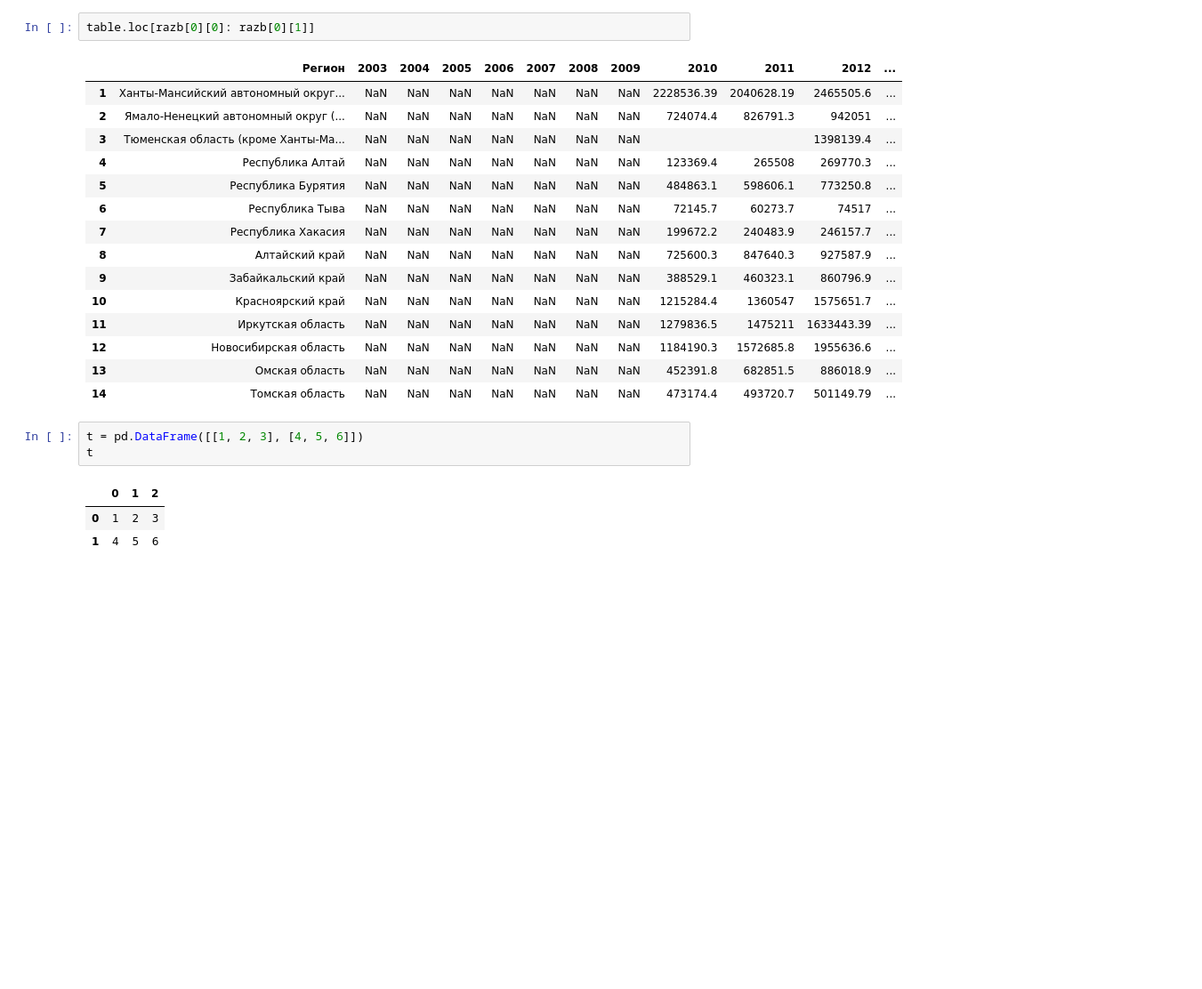
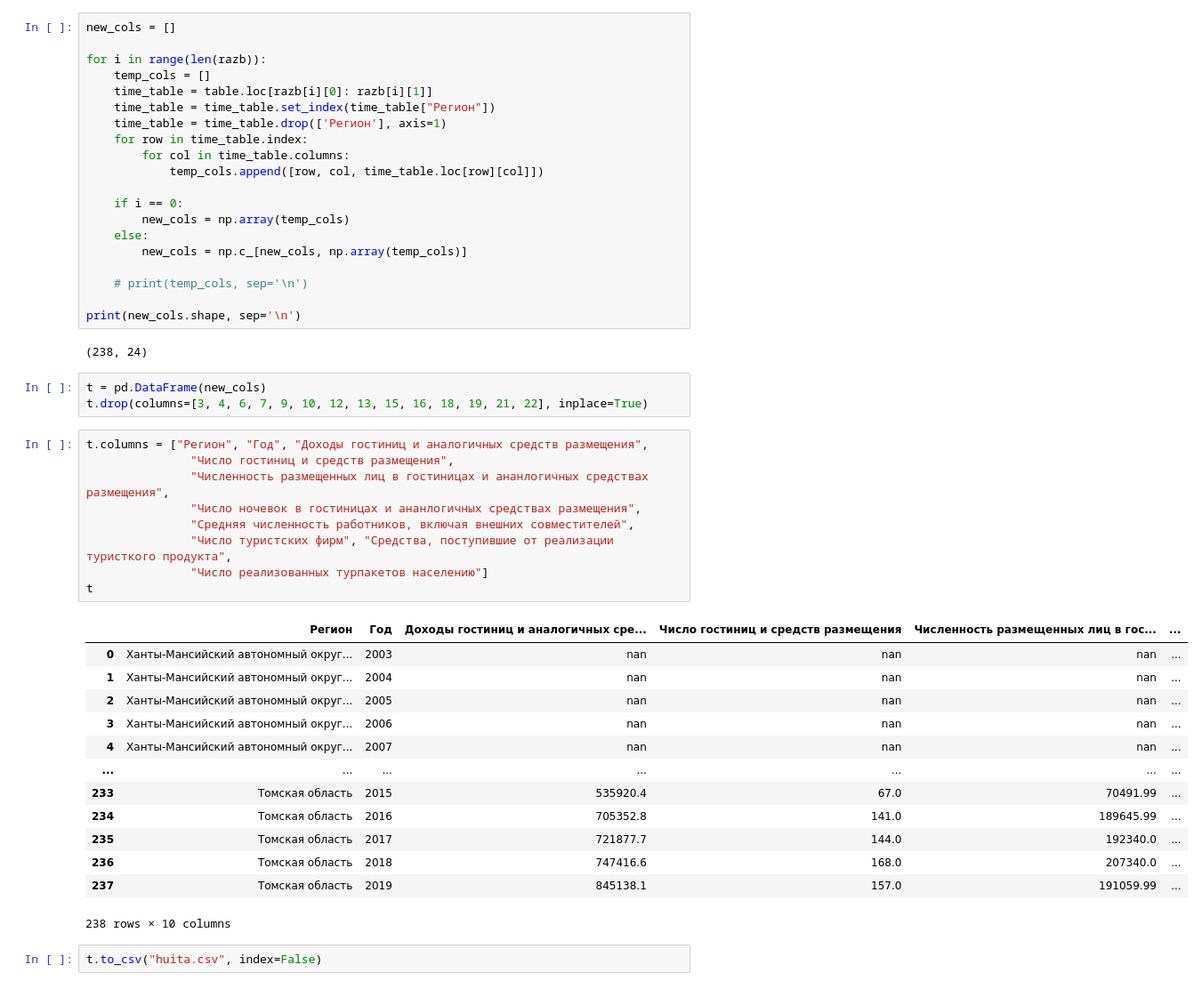
Before and after one commit to IvanBugaenko/MachineLearning-Labs, a Jupyter notebook: megatest.ipynb, the cells around one changed output. Shown at 89% size. Saved outputs shown, nothing was run; the diff lists cells and outputs as text; blank space fills up the shorter version.

```diff
--- a/megatest.ipynb
+++ b/megatest.ipynb
@@ -39,25 +40,50 @@ print(razb)
-# %%
-table.loc[razb[0][0]: razb[0][1]]
-# %% [output]
-|  | Регион | 2003 | 2004 | 2005 | 2006 | 2007 | 2008 | 2009 | 2010 | 2011 | 2012 | ... |
-| 1 | Ханты-Мансийский автономный округ... | NaN | NaN | NaN | NaN | NaN | NaN | NaN | 2228536.39 | 2040628.19 | 2465505.6 | ... |
-| 2 | Ямало-Ненецкий автономный округ (... | NaN | NaN | NaN | NaN | NaN | NaN | NaN | 724074.4 | 826791.3 | 942051 | ... |
-| 3 | Тюменская область (кроме Ханты-Ма... | NaN | NaN | NaN | NaN | NaN | NaN | NaN |  |  | 1398139.4 | ... |
-| 4 | Республика Алтай | NaN | NaN | NaN | NaN | NaN | NaN | NaN | 123369.4 | 265508 | 269770.3 | ... |
-| 5 | Республика Бурятия | NaN | NaN | NaN | NaN | NaN | NaN | NaN | 484863.1 | 598606.1 | 773250.8 | ... |
-| 6 | Республика Тыва | NaN | NaN | NaN | NaN | NaN | NaN | NaN | 72145.7 | 60273.7 | 74517 | ... |
-| 7 | Республика Хакасия | NaN | NaN | NaN | NaN | NaN | NaN | NaN | 199672.2 | 240483.9 | 246157.7 | ... |
-| 8 | Алтайский край | NaN | NaN | NaN | NaN | NaN | NaN | NaN | 725600.3 | 847640.3 | 927587.9 | ... |
-| 9 | Забайкальский край | NaN | NaN | NaN | NaN | NaN | NaN | NaN | 388529.1 | 460323.1 | 860796.9 | ... |
-| 10 | Красноярский край | NaN | NaN | NaN | NaN | NaN | NaN | NaN | 1215284.4 | 1360547 | 1575651.7 | ... |
-| 11 | Иркутская область | NaN | NaN | NaN | NaN | NaN | NaN | NaN | 1279836.5 | 1475211 | 1633443.39 | ... |
-| 12 | Новосибирская область | NaN | NaN | NaN | NaN | NaN | NaN | NaN | 1184190.3 | 1572685.8 | 1955636.6 | ... |
-| 13 | Омская область | NaN | NaN | NaN | NaN | NaN | NaN | NaN | 452391.8 | 682851.5 | 886018.9 | ... |
-| 14 | Томская область | NaN | NaN | NaN | NaN | NaN | NaN | NaN | 473174.4 | 493720.7 | 501149.79 | ... |
-# %%
-t = pd.DataFrame([[1, 2, 3], [4, 5, 6]])
-t
-# %% [output]
-|  | 0 | 1 | 2 |
-| 0 | 1 | 2 | 3 |
-| 1 | 4 | 5 | 6 |
+# %%
+new_cols = []
+
+for i in range(len(razb)):
+    temp_cols = []
+    time_table = table.loc[razb[i][0]: razb[i][1]]
+    time_table = time_table.set_index(time_table["Регион"])
+    time_table = time_table.drop(['Регион'], axis=1)
+    for row in time_table.index:
+        for col in time_table.columns:
+            temp_cols.append([row, col, time_table.loc[row][col]])
+
+    if i == 0:
+        new_cols = np.array(temp_cols)
+    else:
+        new_cols = np.c_[new_cols, np.array(temp_cols)]
+
+    # print(temp_cols, sep='\n')
+
+print(new_cols.shape, sep='\n')
+# %% [output]
+(238, 24)
+# %%
+t = pd.DataFrame(new_cols)
+t.drop(columns=[3, 4, 6, 7, 9, 10, 12, 13, 15, 16, 18, 19, 21, 22], inplace=True)
+# %%
+t.columns = ["Регион", "Год", "Доходы гостиниц и аналогичных средств размещения",
+               "Число гостиниц и средств размещения",
+               "Численность размещенных лиц в гостиницах и ананлогичных средствах размещения",
+               "Число ночевок в гостиницах и ананлогичных средствах размещения",
+               "Средняя численность работников, включая внешних совместителей",
+               "Число туристских фирм", "Средства, поступившие от реализации туристкого продукта",
+               "Число реализованных турпакетов населению"]
+t
+# %% [output]
+|  | Регион | Год | Доходы гостиниц и аналогичных сре... | Число гостиниц и средств размещения | Численность размещенных лиц в гос... | ... |
+| 0 | Ханты-Мансийский автономный округ... | 2003 | nan | nan | nan | ... |
+| 1 | Ханты-Мансийский автономный округ... | 2004 | nan | nan | nan | ... |
+| 2 | Ханты-Мансийский автономный округ... | 2005 | nan | nan | nan | ... |
+| 3 | Ханты-Мансийский автономный округ... | 2006 | nan | nan | nan | ... |
+| 4 | Ханты-Мансийский автономный округ... | 2007 | nan | nan | nan | ... |
+| ... | ... | ... | ... | ... | ... | ... |
+| 233 | Томская область | 2015 | 535920.4 | 67.0 | 70491.99 | ... |
+| 234 | Томская область | 2016 | 705352.8 | 141.0 | 189645.99 | ... |
+| 235 | Томская область | 2017 | 721877.7 | 144.0 | 192340.0 | ... |
+| 236 | Томская область | 2018 | 747416.6 | 168.0 | 207340.0 | ... |
+| 237 | Томская область | 2019 | 845138.1 | 157.0 | 191059.99 | ... |
+238 rows × 10 columns
+# %%
+t.to_csv("huita.csv", index=False)
```
Also changed, not shown: parts of 4 cells of this notebook, 13 other files.
